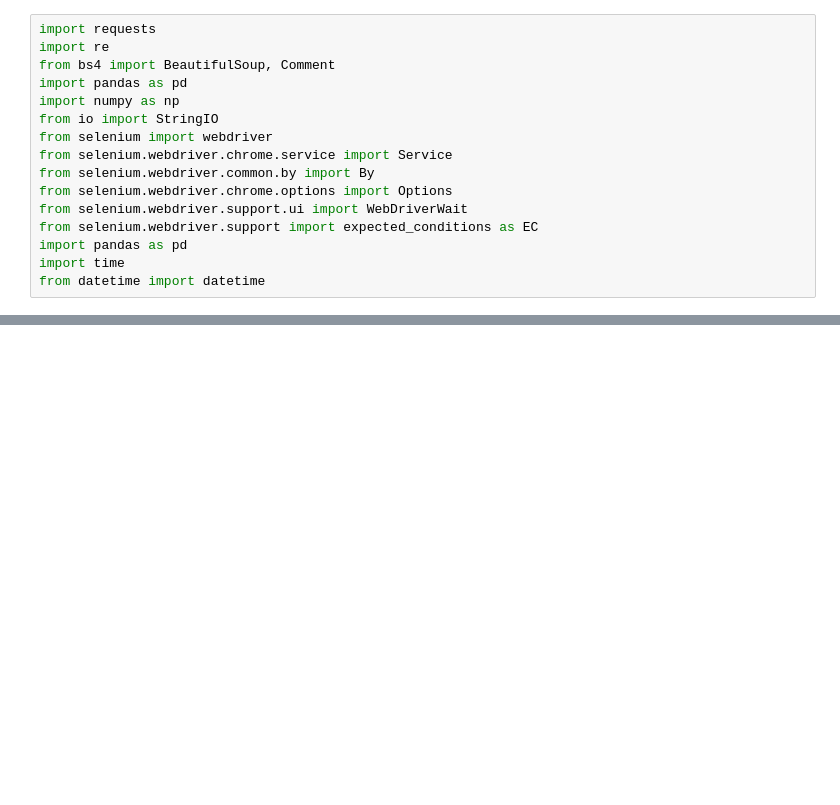
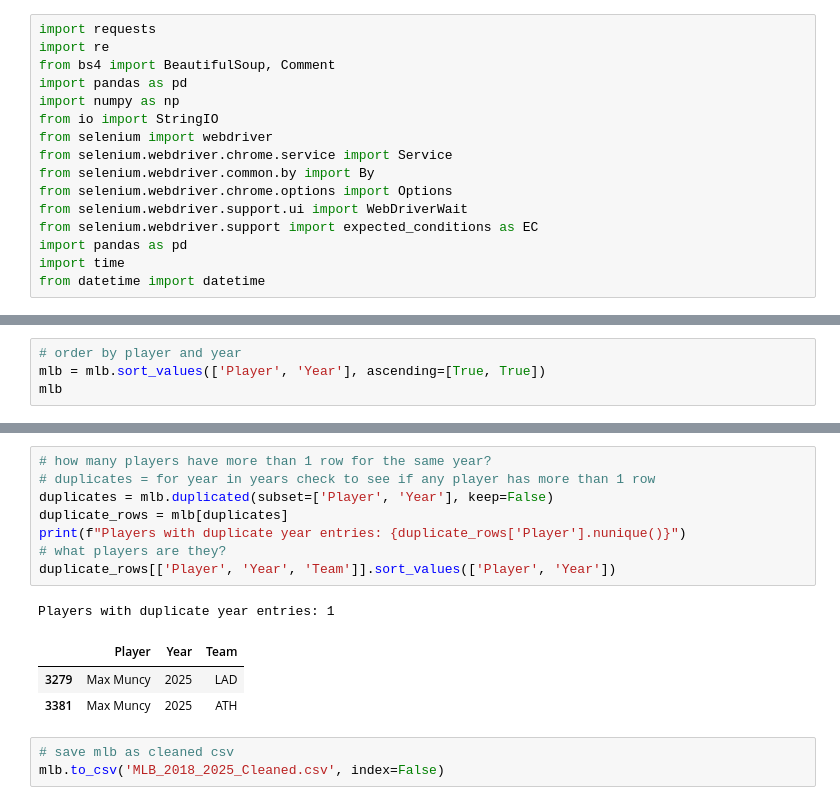
Before and after one commit to cottonjenn/baseball_salary_performance, a Jupyter notebook: webscraping.ipynb, the cells around one changed output, grey strips where cells are left out. Saved outputs shown, nothing was run; the diff lists cells and outputs as text; blank space fills up the shorter version.

```diff
--- a/webscraping.ipynb
+++ b/webscraping.ipynb
@@ -28,0 +294,4 @@ soup.title.string
+# %%
+# order by player and year
+mlb = mlb.sort_values(['Player', 'Year'], ascending=[True, True])
+mlb
@@ -28,0 +320,16 @@ soup.title.string
+# %%
+# how many players have more than 1 row for the same year?
+# duplicates = for year in years check to see if any player has more than 1 row
+duplicates = mlb.duplicated(subset=['Player', 'Year'], keep=False)
+duplicate_rows = mlb[duplicates]
+print(f"Players with duplicate year entries: {duplicate_rows['Player'].nunique()}")
+# what players are they?
+duplicate_rows[['Player', 'Year', 'Team']].sort_values(['Player', 'Year'])
+# %% [output]
+Players with duplicate year entries: 1
+|  | Player | Year | Team |
+| 3279 | Max Muncy | 2025 | LAD |
+| 3381 | Max Muncy | 2025 | ATH |
+# %%
+# save mlb as cleaned csv
+mlb.to_csv('MLB_2018_2025_Cleaned.csv', index=False)
```
Also changed, not shown: parts of 12 cells of this notebook, 6 other files.
